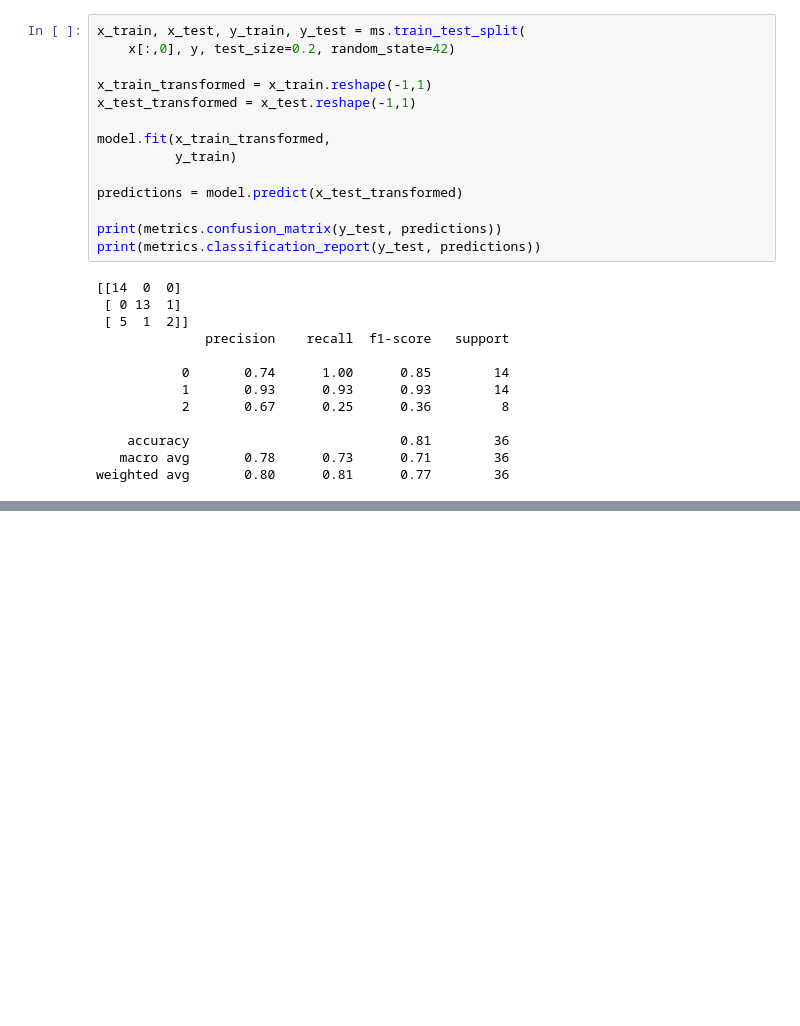
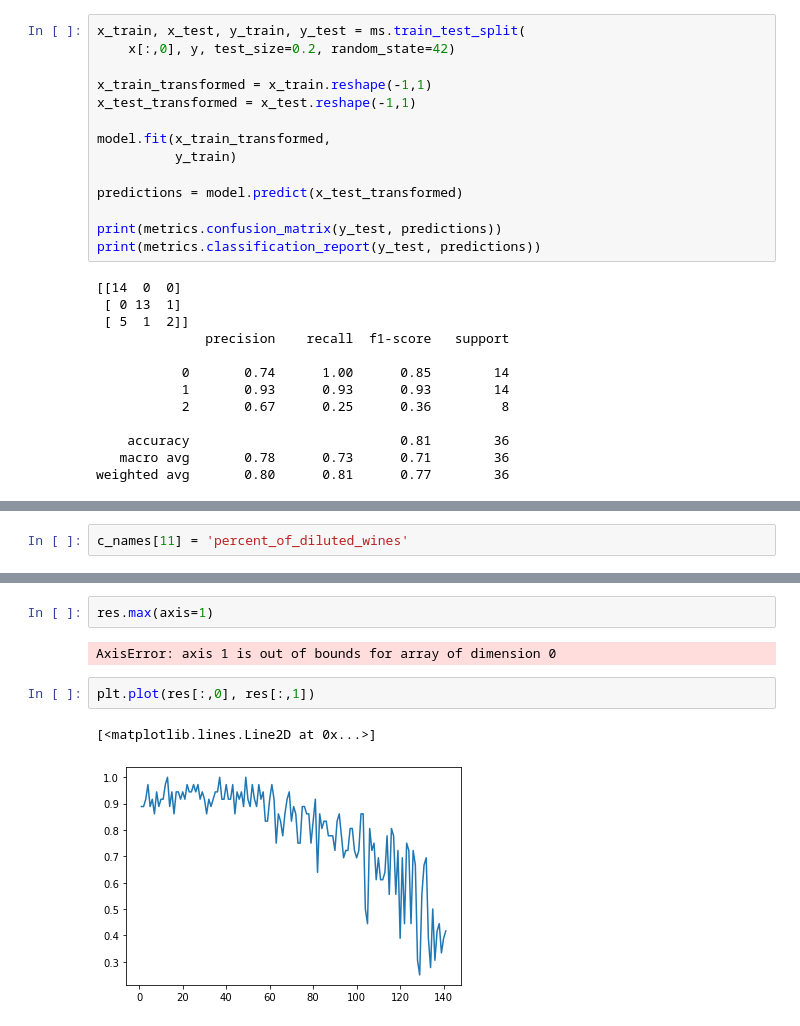
Before and after one commit to aarongaines/csx4501, a Jupyter notebook: 06_Aug01/Assignment-06/Assignment-06b.ipynb, the cells around one changed output, grey strips where cells are left out. Cells and saved outputs as stored; diff of their text form; blank space fills up the shorter version.

```diff
--- a/06_Aug01/Assignment-06/Assignment-06b.ipynb
+++ b/06_Aug01/Assignment-06/Assignment-06b.ipynb
@@ -144,0 +154,2 @@ weighted avg       0.97      0.97      0.97        36
+# %%
+c_names[11] = 'percent_of_diluted_wines'
@@ -144,0 +285,9 @@ weighted avg       0.97      0.97      0.97        36
+# %%
+res.max(axis=1)
+# %% [output]
+AxisError: axis 1 is out of bounds for array of dimension 0
+# %%
+plt.plot(res[:,0], res[:,1])
+# %% [output]
+[<matplotlib.lines.Line2D at 0x...>]
+[figure, added]
```
Also changed, not shown: parts of 15 cells of this notebook, 4 other files.
